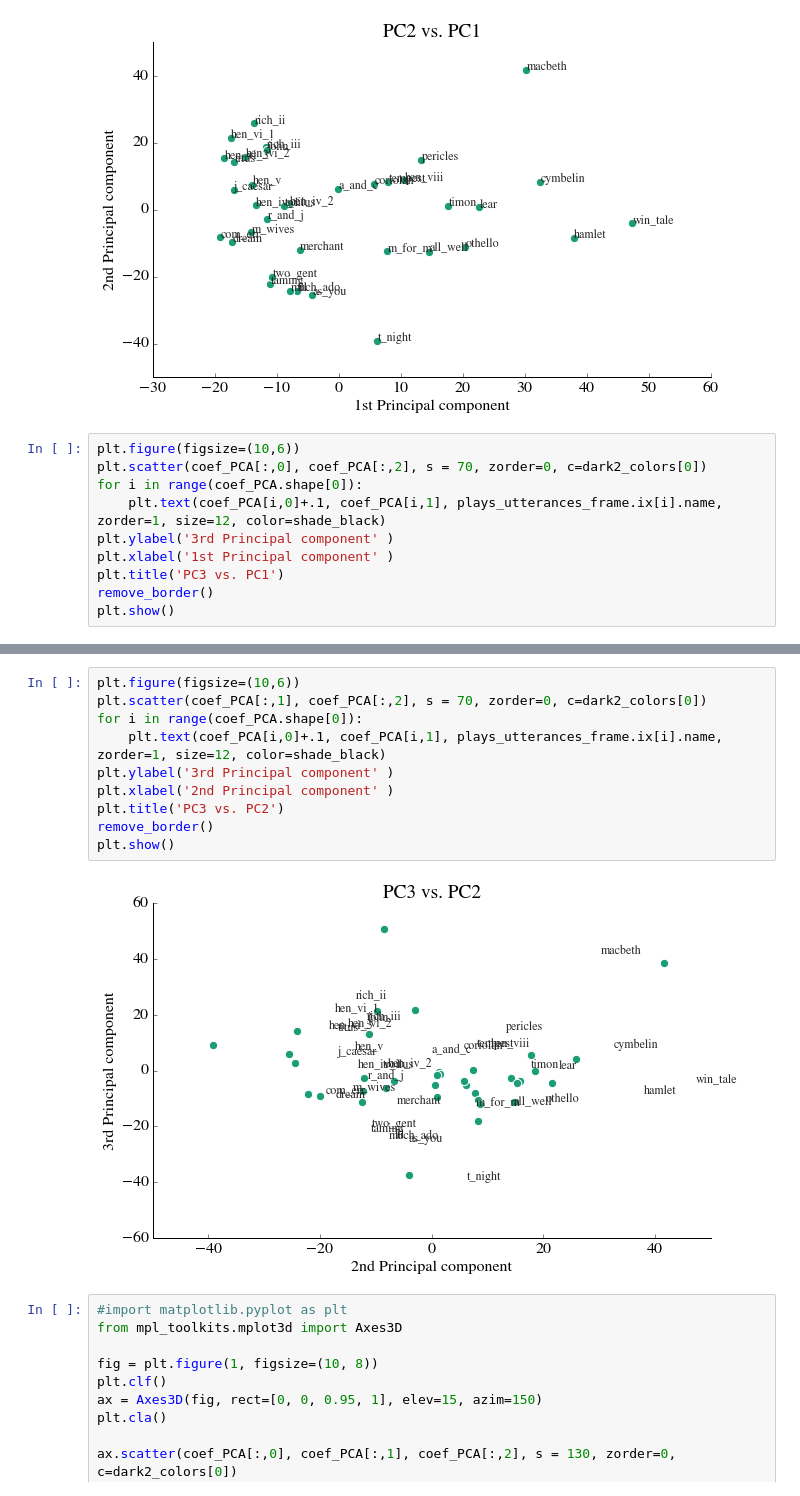
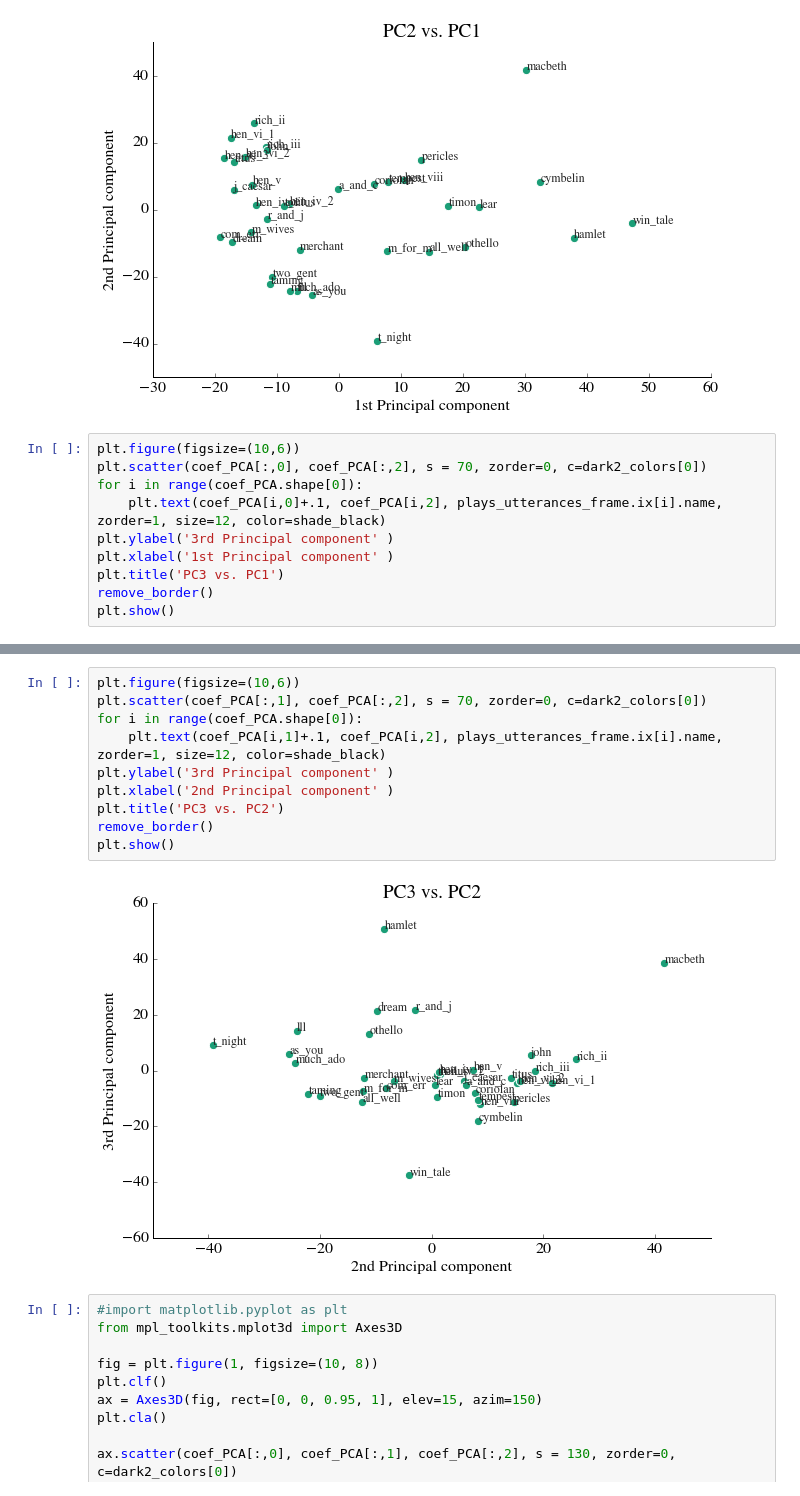
Before and after one commit to rabjohnston/E81HW5, a Jupyter notebook: HW5_rob.ipynb, the cells around one changed output, grey strips where cells are left out. Saved outputs shown, nothing was run; the diff lists cells and outputs as text.

```diff
--- a/HW5_rob.ipynb
+++ b/HW5_rob.ipynb
@@ -1127,7 +1132,7 @@ plt.show()
 plt.figure(figsize=(10,6))
 plt.scatter(coef_PCA[:,0], coef_PCA[:,2], s = 70, zorder=0, c=dark2_colors[0])
 for i in range(coef_PCA.shape[0]):
-    plt.text(coef_PCA[i,0]+.1, coef_PCA[i,1], plays_utterances_frame.ix[i].name,  zorder=1, size=12, color=shade_black)
+    plt.text(coef_PCA[i,0]+.1, coef_PCA[i,2], plays_utterances_frame.ix[i].name,  zorder=1, size=12, color=shade_black)
 plt.ylabel('3rd Principal component' )
 plt.xlabel('1st Principal component' )
 plt.title('PC3 vs. PC1')
@@ -1138,15 +1143,15 @@ plt.show()
 # %%
 plt.figure(figsize=(10,6))
 plt.scatter(coef_PCA[:,1], coef_PCA[:,2], s = 70, zorder=0, c=dark2_colors[0])
 for i in range(coef_PCA.shape[0]):
-    plt.text(coef_PCA[i,0]+.1, coef_PCA[i,1], plays_utterances_frame.ix[i].name,  zorder=1, size=12, color=shade_black)
+    plt.text(coef_PCA[i,1]+.1, coef_PCA[i,2], plays_utterances_frame.ix[i].name,  zorder=1, size=12, color=shade_black)
 plt.ylabel('3rd Principal component' )
 plt.xlabel('2nd Principal component' )
 plt.title('PC3 vs. PC2')
 remove_border()
 plt.show()
 # %% [output]
-[figure, old version]
+[figure, new version]
 # %%
 #import matplotlib.pyplot as plt
 from mpl_toolkits.mplot3d import Axes3D
```
Also changed, not shown: parts of 17 cells of this notebook.
